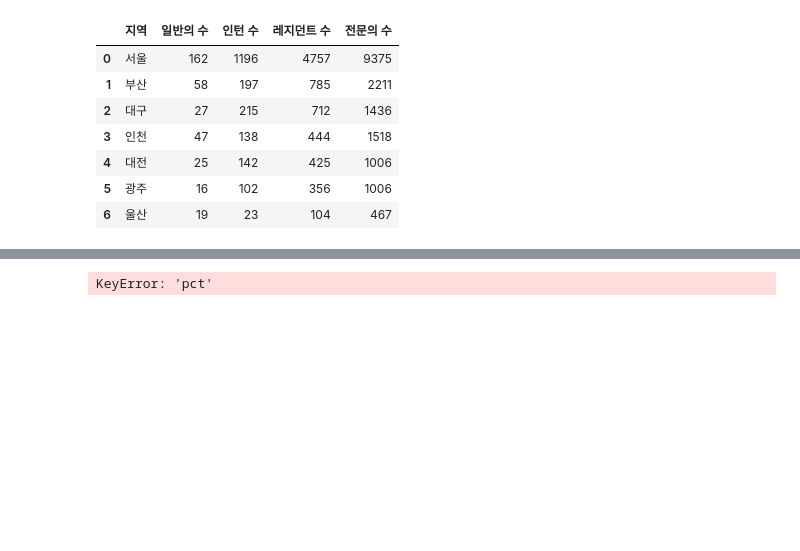
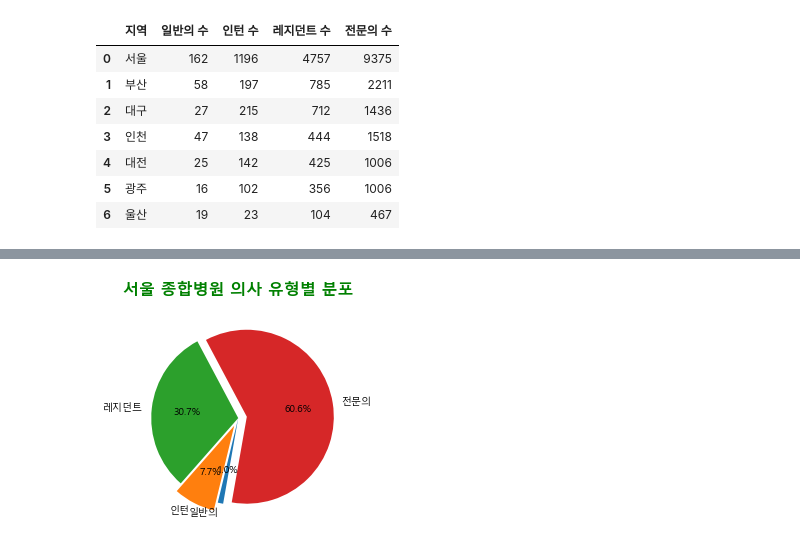
Before and after one commit to YeongilK/Data-Analysis-2020, a Jupyter notebook: 04_Visualization/06_연습문제.ipynb, the cells around one changed output, grey strips where cells are left out. Cells and saved outputs as stored; diff of their text form; code cells hidden in the pictures; blank space fills up the shorter version.

```diff
--- a/04_Visualization/06_연습문제.ipynb
+++ b/04_Visualization/06_연습문제.ipynb
@@ -157,10 +158,11 @@ df6
 | 서울 | 162.0 | 1196.0 | 4757.0 | 9375.0 |
 | pct | 1.0 | 7.7 | 30.7 | 60.5 |
 # %%
-ratio = df6['pct'].tolist()
+ratio = df6.loc['pct'].tolist()
 labels = df6.columns.tolist()
 explode = [0, 0.10, 0, 0.10]
 plt.pie(ratio, labels=labels, autopct='%.1f%%', startangle=260, counterclock=False, explode=explode)
+plt.title('서울 종합병원 의사 유형별 분포',fontdict=title_font, pad=15)
 plt.show()
 # %% [output]
-KeyError: 'pct'
+[figure, added]
```
Also changed, not shown: parts of 2 cells of this notebook.
